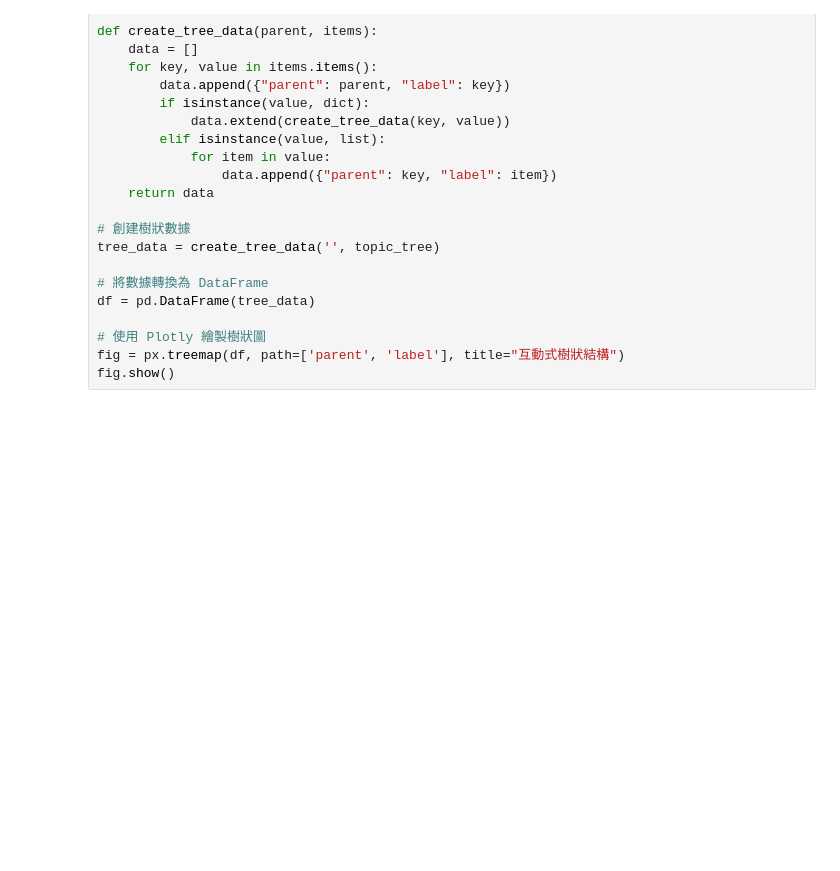
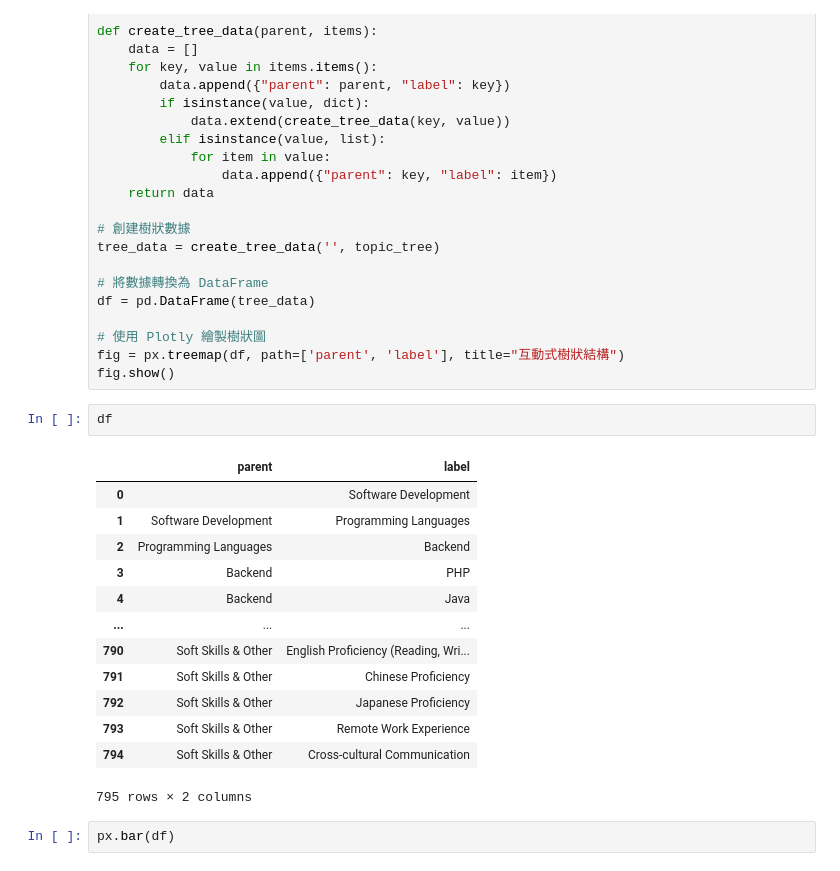
Before and after one commit to NJR201-job-market-analysis/visiualization, a Jupyter notebook: 互動式樹狀結構/tree_map.ipynb, the cells around one changed output. Saved outputs shown, nothing was run; the diff lists cells and outputs as text; blank space fills up the shorter version.

```diff
--- a/互動式樹狀結構/tree_map.ipynb
+++ b/互動式樹狀結構/tree_map.ipynb
@@ -242,3 +242,21 @@ df = pd.DataFrame(tree_data)
 # 使用 Plotly 繪製樹狀圖
 fig = px.treemap(df, path=['parent', 'label'], title="互動式樹狀結構")
 fig.show()
+# %%
+df
+# %% [output]
+|  | parent | label |
+| 0 |  | Software Development |
+| 1 | Software Development | Programming Languages |
+| 2 | Programming Languages | Backend |
+| 3 | Backend | PHP |
+| 4 | Backend | Java |
+| ... | ... | ... |
+| 790 | Soft Skills & Other | English Proficiency (Reading, Wri... |
+| 791 | Soft Skills & Other | Chinese Proficiency |
+| 792 | Soft Skills & Other | Japanese Proficiency |
+| 793 | Soft Skills & Other | Remote Work Experience |
+| 794 | Soft Skills & Other | Cross-cultural Communication |
+795 rows × 2 columns
+# %%
+px.bar(df)
```
Also changed, not shown: 1 other file.
